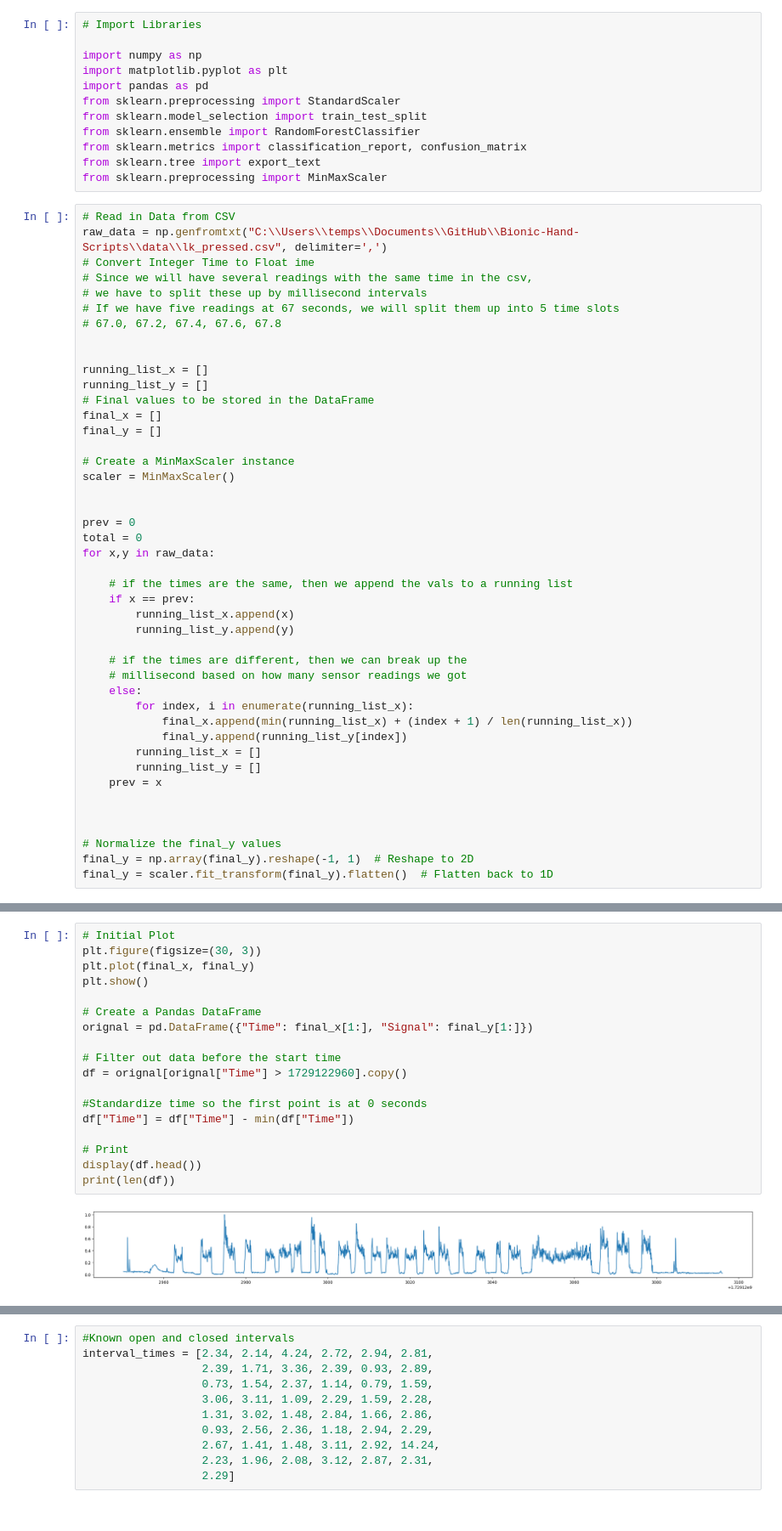
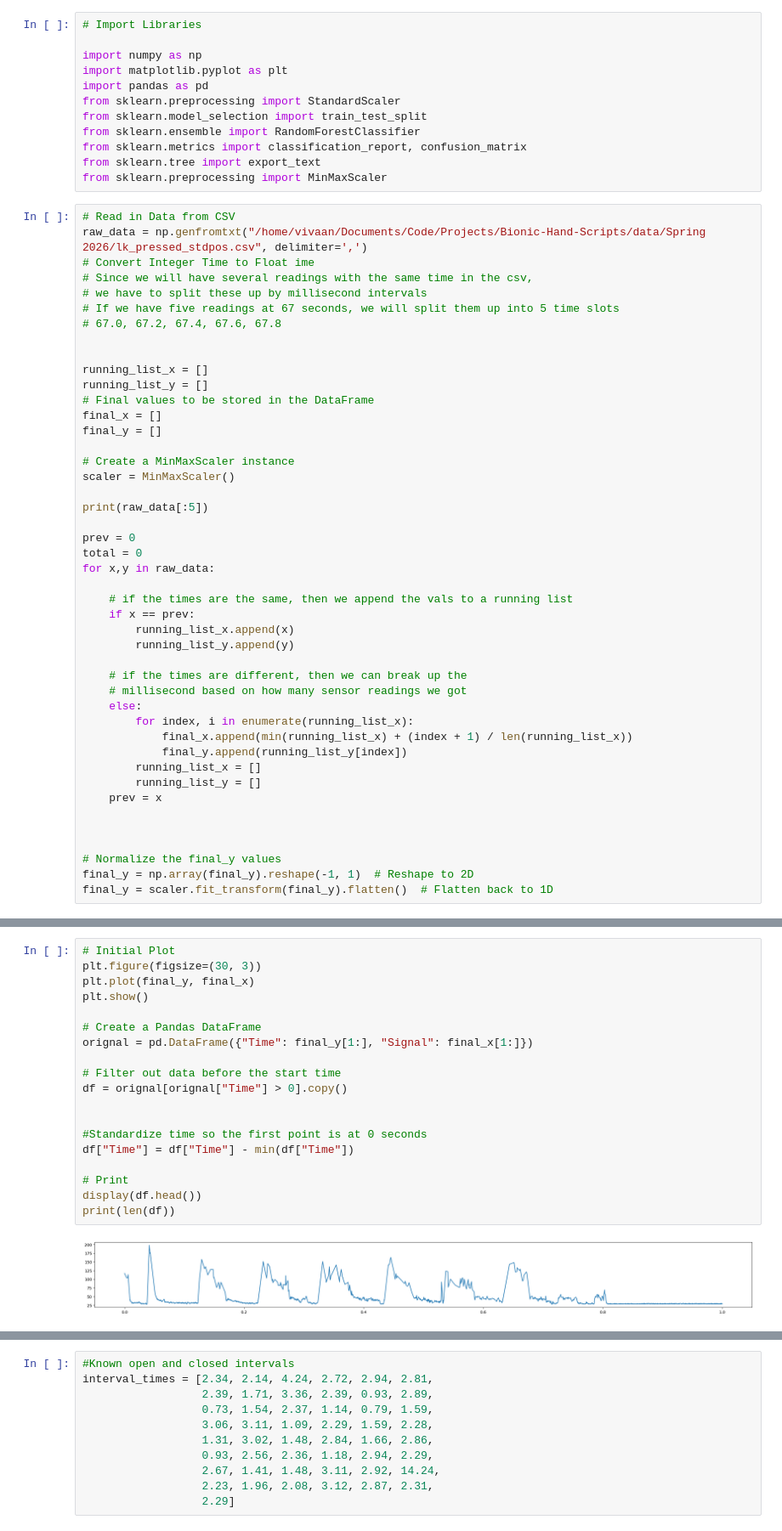
Before and after one commit to Give-a-Hand/Bionic-Hand-Scripts, a Jupyter notebook: python_scripts/logistic_regression.ipynb, the cells around one changed output, grey strips where cells are left out. Shown at 85% size. Drawn from its saved outputs; the diff is of its cells as text.

Commit message:
Data cleaning functions

```diff
--- a/python_scripts/logistic_regression.ipynb
+++ b/python_scripts/logistic_regression.ipynb
@@ -12,7 +12,7 @@ from sklearn.tree import export_text
 from sklearn.preprocessing import MinMaxScaler
 # %%
 # Read in Data from CSV
-raw_data = np.genfromtxt("C:\\Users\\temps\\Documents\\GitHub\\Bionic-Hand-Scripts\\data\\lk_pressed.csv", delimiter=',')
+raw_data = np.genfromtxt("/home/vivaan/Documents/Code/Projects/Bionic-Hand-Scripts/data/Spring 2026/lk_pressed_stdpos.csv", delimiter=',')
 # Convert Integer Time to Float ime
 # Since we will have several readings with the same time in the csv,
 # we have to split these up by millisecond intervals
@@ -29,6 +29,7 @@ final_y = []
 # Create a MinMaxScaler instance
 scaler = MinMaxScaler()
 
+print(raw_data[:5])
 
 prev = 0
 total = 0
@@ -57,21 +64,22 @@ final_y = scaler.fit_transform(final_y).flatten()  # Flatten back to 1D
 # %%
 # Initial Plot
 plt.figure(figsize=(30, 3))
-plt.plot(final_x, final_y)
+plt.plot(final_y, final_x)
 plt.show()
 
 # Create a Pandas DataFrame
-orignal = pd.DataFrame({"Time": final_x[1:], "Signal": final_y[1:]})
+orignal = pd.DataFrame({"Time": final_y[1:], "Signal": final_x[1:]})
 
 # Filter out data before the start time
-df = orignal[orignal["Time"] > 1729122960].copy()
+df = orignal[orignal["Time"] > 0].copy()
+
 
 #Standardize time so the first point is at 0 seconds
 df["Time"] = df["Time"] - min(df["Time"])
 
 # Print
 display(df.head())
 print(len(df))
 # %% [output]
-[figure, old version]
+[figure, new version]
 |  | Time | Signal |
```
Also changed, not shown: parts of 2 cells of this notebook, 11 other files.
